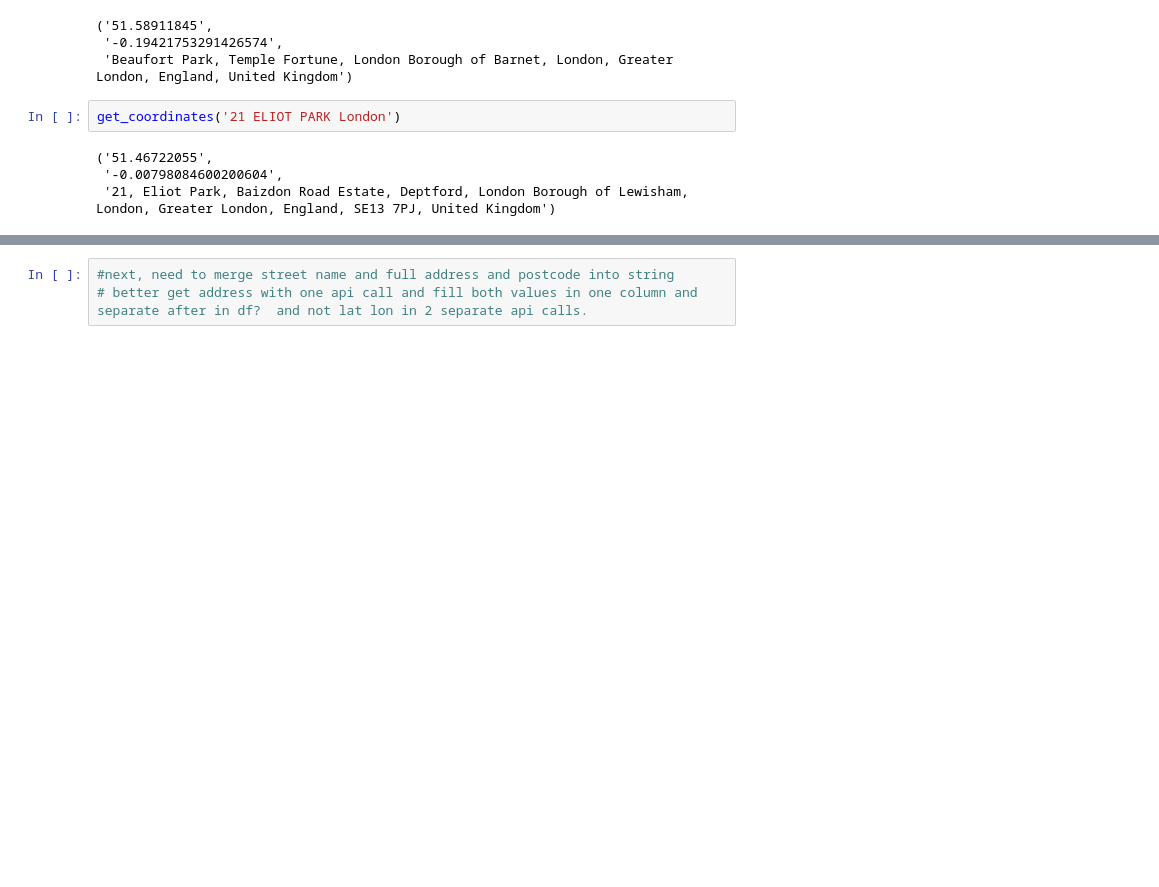
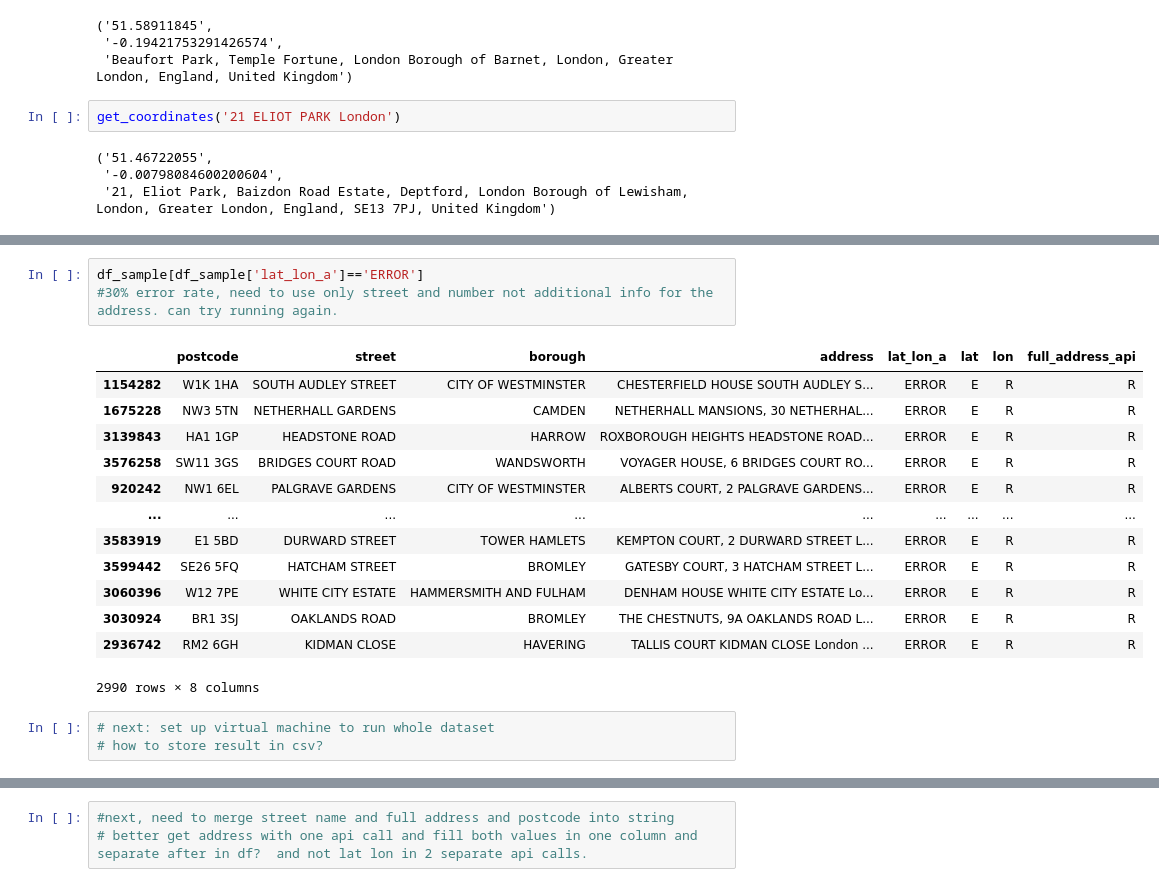
Before and after one commit to MarieMCodes/re_value_predictor, a Jupyter notebook: notebooks/marie_latlong.ipynb, the cells around one changed output, grey strips where cells are left out. Drawn from its saved outputs; the diff is of its cells as text; blank space fills up the shorter version.

```diff
--- a/notebooks/marie_latlong.ipynb
+++ b/notebooks/marie_latlong.ipynb
@@ -223,0 +231,20 @@ df_sample.head()
+# %%
+df_sample[df_sample['lat_lon_a']=='ERROR']
+#30% error rate, need to use only street and number not additional info for the address. can try running again.
+# %% [output]
+|  | postcode | street | borough | address | lat_lon_a | lat | lon | full_address_api |
+| 1154282 | W1K 1HA | SOUTH AUDLEY STREET | CITY OF WESTMINSTER | CHESTERFIELD HOUSE SOUTH AUDLEY S... | ERROR | E | R | R |
+| 1675228 | NW3 5TN | NETHERHALL GARDENS | CAMDEN | NETHERHALL MANSIONS, 30 NETHERHAL... | ERROR | E | R | R |
+| 3139843 | HA1 1GP | HEADSTONE ROAD | HARROW | ROXBOROUGH HEIGHTS HEADSTONE ROAD... | ERROR | E | R | R |
+| 3576258 | SW11 3GS | BRIDGES COURT ROAD | WANDSWORTH | VOYAGER HOUSE, 6 BRIDGES COURT RO... | ERROR | E | R | R |
+| 920242 | NW1 6EL | PALGRAVE GARDENS | CITY OF WESTMINSTER | ALBERTS COURT, 2 PALGRAVE GARDENS... | ERROR | E | R | R |
+| ... | ... | ... | ... | ... | ... | ... | ... | ... |
+| 3583919 | E1 5BD | DURWARD STREET | TOWER HAMLETS | KEMPTON COURT, 2 DURWARD STREET L... | ERROR | E | R | R |
+| 3599442 | SE26 5FQ | HATCHAM STREET | BROMLEY | GATESBY COURT, 3 HATCHAM STREET L... | ERROR | E | R | R |
+| 3060396 | W12 7PE | WHITE CITY ESTATE | HAMMERSMITH AND FULHAM | DENHAM HOUSE WHITE CITY ESTATE Lo... | ERROR | E | R | R |
+| 3030924 | BR1 3SJ | OAKLANDS ROAD | BROMLEY | THE CHESTNUTS, 9A OAKLANDS ROAD L... | ERROR | E | R | R |
+| 2936742 | RM2 6GH | KIDMAN CLOSE | HAVERING | TALLIS COURT KIDMAN CLOSE London ... | ERROR | E | R | R |
+2990 rows × 8 columns
+# %%
+# next: set up virtual machine to run whole dataset
+# how to store result in csv?
```
Also changed, not shown: parts of 2 cells of this notebook, 1 other file.
